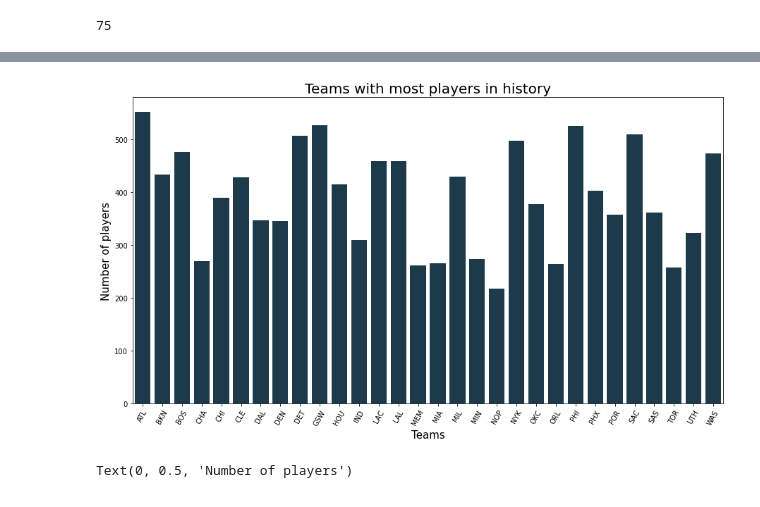
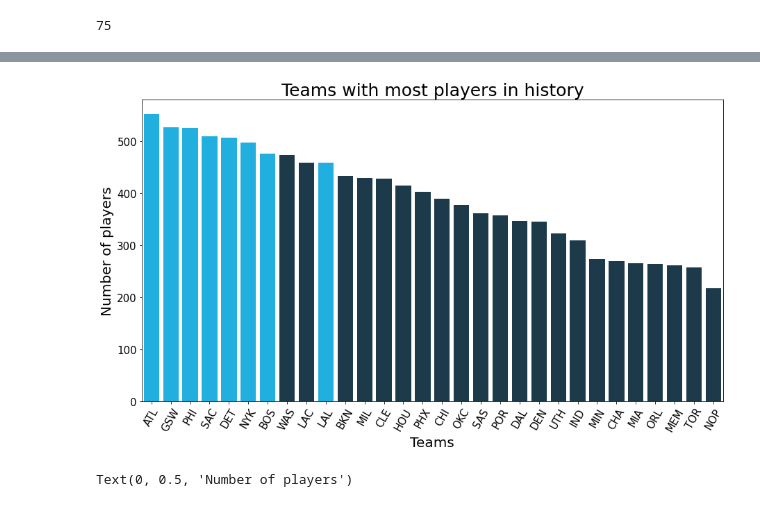
Before and after one commit to Saffian-Asghar/NBA_Network_Analysis, a Jupyter notebook: Notebooks/NBA_EDA.ipynb, the cells around one changed output, grey strips where cells are left out. Saved outputs shown, nothing was run; the diff lists cells and outputs as text; code cells hidden in the pictures.

```diff
--- a/Notebooks/NBA_EDA.ipynb
+++ b/Notebooks/NBA_EDA.ipynb
@@ -258,19 +258,28 @@ teamsPlayers.head()
 # %%
+teamsPlayers.sort_values(by='PlayerID', ascending=False, inplace=True)
 teamsPlayers['color'] = '#143D52'
 # Set the color for specific players
-#teamsPlayers.loc[teamsPlayers['FullName'] == 'LeBron James', 'color'] = '#00BFFF'
-#teamsPlayers.loc[teamsPlayers['FullName'] == 'Michael Jordan', 'color'] = '#00BFFF'
+teamsPlayers.loc[teamsPlayers['TeamAbbreviation'] == 'SAC', 'color'] = '#00BFFF'
+teamsPlayers.loc[teamsPlayers['TeamAbbreviation'] == 'DET', 'color'] = '#00BFFF'
+teamsPlayers.loc[teamsPlayers['TeamAbbreviation'] == 'PHI', 'color'] = '#00BFFF'
+teamsPlayers.loc[teamsPlayers['TeamAbbreviation'] == 'GSW', 'color'] = '#00BFFF'
+teamsPlayers.loc[teamsPlayers['TeamAbbreviation'] == 'BOS', 'color'] = '#00BFFF'
+teamsPlayers.loc[teamsPlayers['TeamAbbreviation'] == 'NYK', 'color'] = '#00BFFF'
+teamsPlayers.loc[teamsPlayers['TeamAbbreviation'] == 'LAL', 'color'] = '#00BFFF'
+teamsPlayers.loc[teamsPlayers['TeamAbbreviation'] == 'ATL', 'color'] = '#00BFFF'
 
 # Plot the bar chart
 plt.figure(figsize=(15,8))
+
 sns.barplot(data = teamsPlayers, x='TeamAbbreviation', y='PlayerID',palette=teamsPlayers['color'])
-plt.xticks(rotation=60)
-plt.xlabel('Teams', fontsize=15)
-plt.ylabel('Number of players', fontsize=15)
-plt.title('Teams with most players in history', fontsize=20)
+plt.xticks(rotation=60,fontsize=15)
+plt.yticks(fontsize=15)
+plt.xlabel('Teams', fontsize=20)
+plt.ylabel('Number of players', fontsize=20)
+plt.title('Teams with most players in history', fontsize=25)
 plt.show()
 # %% [output]
-[figure, old version]
+[figure, new version]
 # %%
 plt.figure(figsize=(15,8))
 ax = sns.barplot(data = teamsPlayers, x='TeamAbbreviation', y='PlayerID').set_title('Players Per Team')
```
Also changed, not shown: parts of 12 cells of this notebook, 1 other file.
